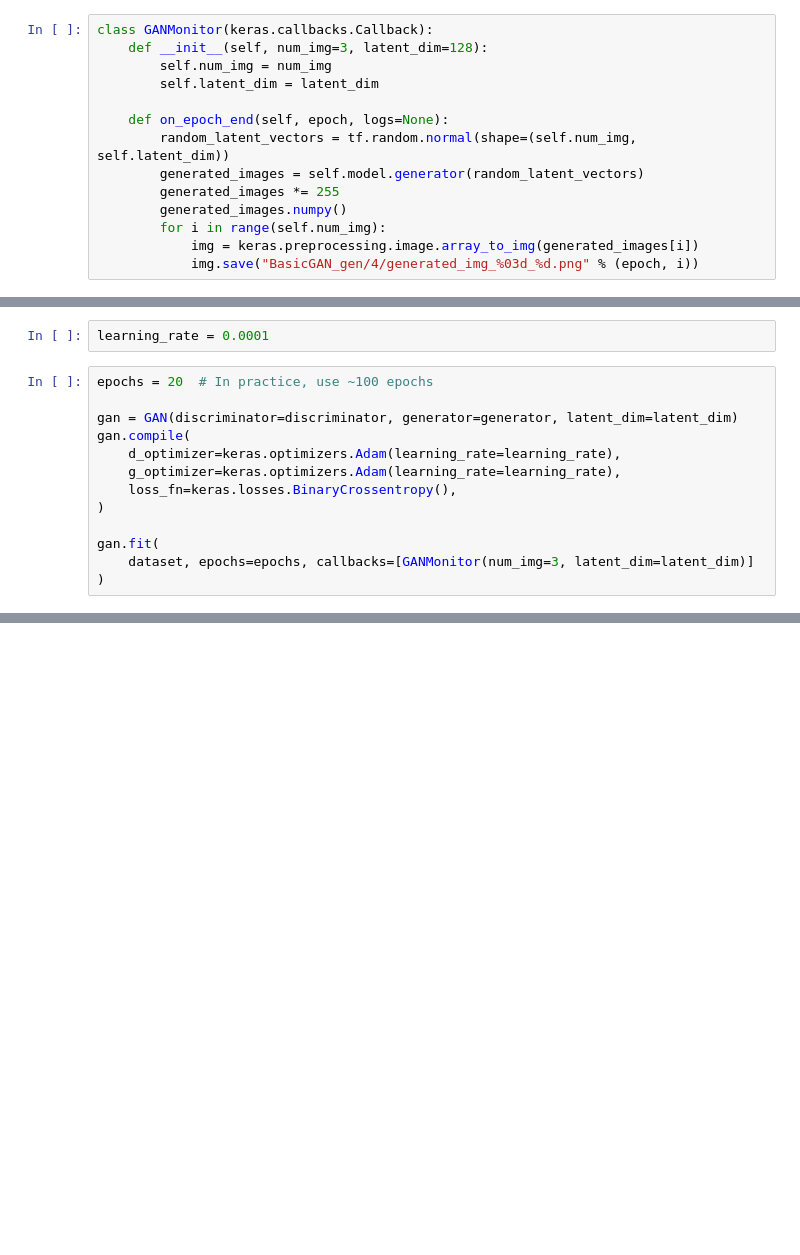
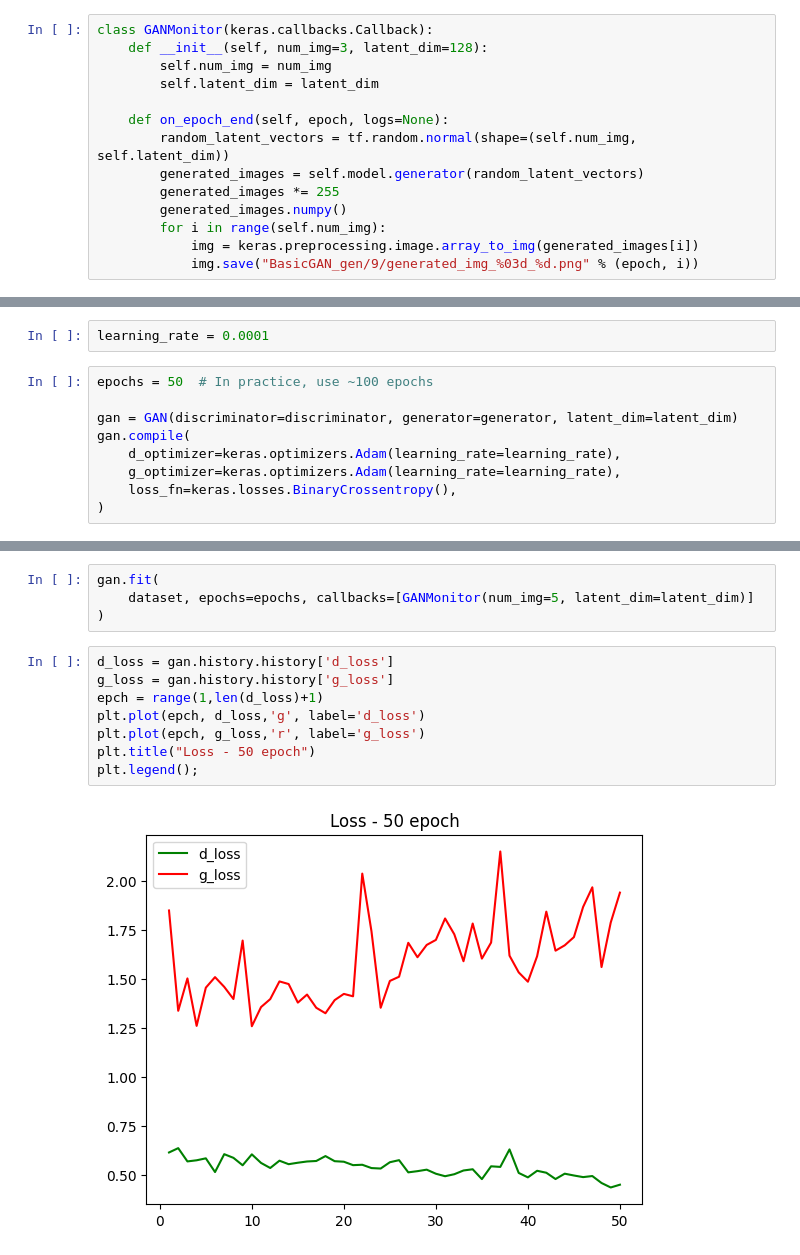
Before and after one commit to vivyhasadream/vintage_clothes_generator, a Jupyter notebook: 6.1 basic GAN.ipynb, the cells around one changed output, grey strips where cells are left out. Saved outputs shown, nothing was run; the diff lists cells and outputs as text; blank space fills up the shorter version.

Commit message:
test  more on basic GAN, minor checkout on cGAN

```diff
--- a/6.1 basic GAN.ipynb
+++ b/6.1 basic GAN.ipynb
@@ -194,13 +194,13 @@ class GANMonitor(keras.callbacks.Callback):
         generated_images.numpy()
         for i in range(self.num_img):
             img = keras.preprocessing.image.array_to_img(generated_images[i])
-            img.save("BasicGAN_gen/4/generated_img_%03d_%d.png" % (epoch, i))
+            img.save("BasicGAN_gen/9/generated_img_%03d_%d.png" % (epoch, i))
 # %% [markdown]
 ## FIT
 # %%
 learning_rate = 0.0001
 # %%
-epochs = 20  # In practice, use ~100 epochs
+epochs = 50  # In practice, use ~100 epochs
 
 gan = GAN(discriminator=discriminator, generator=generator, latent_dim=latent_dim)
 gan.compile(
@@ -208,8 +208,4 @@ gan.compile(
     g_optimizer=keras.optimizers.Adam(learning_rate=learning_rate),
     loss_fn=keras.losses.BinaryCrossentropy(),
 )
-
-gan.fit(
-    dataset, epochs=epochs, callbacks=[GANMonitor(num_img=3, latent_dim=latent_dim)]
-)
 # %% [output]
@@ -233,0 +233,14 @@ Epoch 20/20
+# %%
+gan.fit(
+    dataset, epochs=epochs, callbacks=[GANMonitor(num_img=5, latent_dim=latent_dim)]
+)
+# %%
+d_loss = gan.history.history['d_loss']
+g_loss = gan.history.history['g_loss']
+epch = range(1,len(d_loss)+1)
+plt.plot(epch, d_loss,'g', label='d_loss')
+plt.plot(epch, g_loss,'r', label='g_loss')
+plt.title("Loss - 50 epoch")
+plt.legend();
+# %% [output]
+[figure, added]
```
Also changed, not shown: parts of 8 cells of this notebook, 2 other files.
